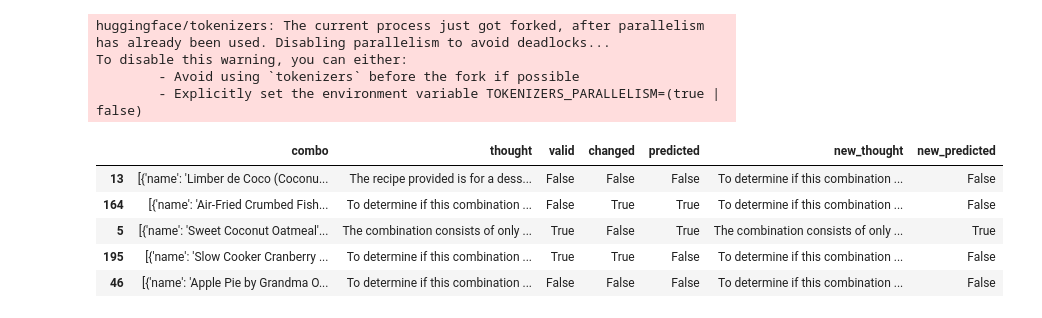
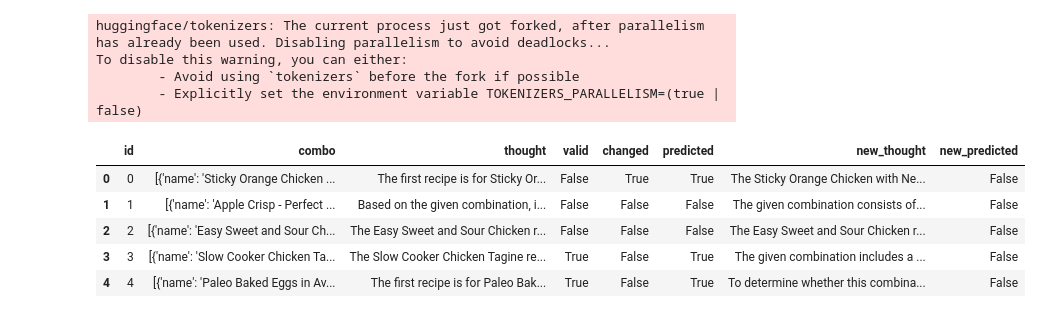
Before and after one commit to shilongdai/FoodPlanner, a Jupyter notebook: notebooks/examine_labeled.ipynb, the cells around one changed output. Cells and saved outputs as stored; diff of their text form; code cells hidden in the pictures.

```diff
--- a/notebooks/examine_labeled.ipynb
+++ b/notebooks/examine_labeled.ipynb
@@ -31,5 +31,6 @@ labeled_df = pd.DataFrame({
     "valid": valid,
     "changed": changed
 })
+labeled_df = labeled_df.reset_index().rename(columns={"index": "id"})
 labeled_df.head()
 # %% [output]
@@ -106,7 +97,3 @@ def df_to_records(df):
     return records_series.tolist()
 
 client = chromadb.Client()
-collection = client.create_collection(name=config.MEAL_VALID_EXAMPLE_COL)
-db_entries = create_db_entries(df_to_records(eval), collection)
-collection.add(**db_entries)
-collection.count()
@@ -145,14 +117,24 @@ meal_selector.select_examples({"recipes": "lobster"})
 from meal import RecipeMealInput
 from meal import evaluate_recipes
 
-def predict_valid(recipe_record):
+def predict_valid(raw_df, entry):
     recipes = []
+    recipe_record = entry["combo"]
+    filtered_df = raw_df.loc[raw_df.id != entry["id"]]
+
+    collection = client.create_collection(name=config.MEAL_VALID_EXAMPLE_COL)
+    db_entries = create_db_entries(df_to_records(filtered_df), collection)
+    collection.add(**db_entries)
+    meal_selector = ChromaMealExampleSelector(collection=collection)
+
     for r in recipe_record:
         recipes.append(RecipeMealInput(**r))
+
     model_output = evaluate_recipes(plan_llm, recipes, selector, meal_selector)
+    client.delete_collection(config.MEAL_VALID_EXAMPLE_COL)
     return model_output["thought"], model_output["valid"]
 
-predict_valid(labeled_df["combo"].iloc[0])
+predict_valid(labeled_df, labeled_df.iloc[0])
 # %% [output]
 > Entering new LLMChain chain...
 Prompt after formatting:
@@ -187,19 +158,19 @@ weighted avg       0.76      0.74      0.74       100
 # %%
 config.VERBOSE = False
-outputs = test.combo.progress_apply(predict_valid).tolist()
+outputs = labeled_df.progress_apply(lambda row: predict_valid(labeled_df, row), axis=1).tolist()
 new_thought, new_valid = zip(*outputs)
-test["new_thought"] = new_thought
-test["new_predicted"] = new_valid
-test.head()
+labeled_df["new_thought"] = new_thought
+labeled_df["new_predicted"] = new_valid
+labeled_df.head()
 # %% [output]
 huggingface/tokenizers: The current process just got forked, after parallelism has already been used. Disabling parallelism to avoid deadlocks...
 To disable this warning, you can either:
         - Avoid using `tokenizers` before the fork if possible
         - Explicitly set the environment variable TOKENIZERS_PARALLELISM=(true | false)
-|  | combo | thought | valid | changed | predicted | new_thought | new_predicted |
-| 13 | [{'name': 'Limber de Coco (Coconu... | The recipe provided is for a dess... | False | False | False | To determine if this combination ... | False |
-| 164 | [{'name': 'Air-Fried Crumbed Fish... | To determine if this combination ... | False | True | True | To determine if this combination ... | False |
-| 5 | [{'name': 'Sweet Coconut Oatmeal'... | The combination consists of only ... | True | False | True | The combination consists of only ... | True |
-| 195 | [{'name': 'Slow Cooker Cranberry ... | To determine if this combination ... | True | True | False | To determine if this combination ... | False |
-| 46 | [{'name': 'Apple Pie by Grandma O... | To determine if this combination ... | False | False | False | To determine if this combination ... | False |
+|  | id | combo | thought | valid | changed | predicted | new_thought | new_predicted |
+| 0 | 0 | [{'name': 'Sticky Orange Chicken ... | The first recipe is for Sticky Or... | False | True | True | The Sticky Orange Chicken with Ne... | False |
+| 1 | 1 | [{'name': 'Apple Crisp - Perfect ... | Based on the given combination, i... | False | False | False | The given combination consists of... | False |
+| 2 | 2 | [{'name': 'Easy Sweet and Sour Ch... | The Easy Sweet and Sour Chicken r... | False | False | False | The Easy Sweet and Sour Chicken r... | False |
+| 3 | 3 | [{'name': 'Slow Cooker Chicken Ta... | The Slow Cooker Chicken Tagine re... | True | False | True | The given combination includes a ... | False |
+| 4 | 4 | [{'name': 'Paleo Baked Eggs in Av... | The first recipe is for Paleo Bak... | True | False | True | To determine whether this combina... | False |
 # %%
```
Also changed, not shown: parts of 13 cells of this notebook, 3 other files.
